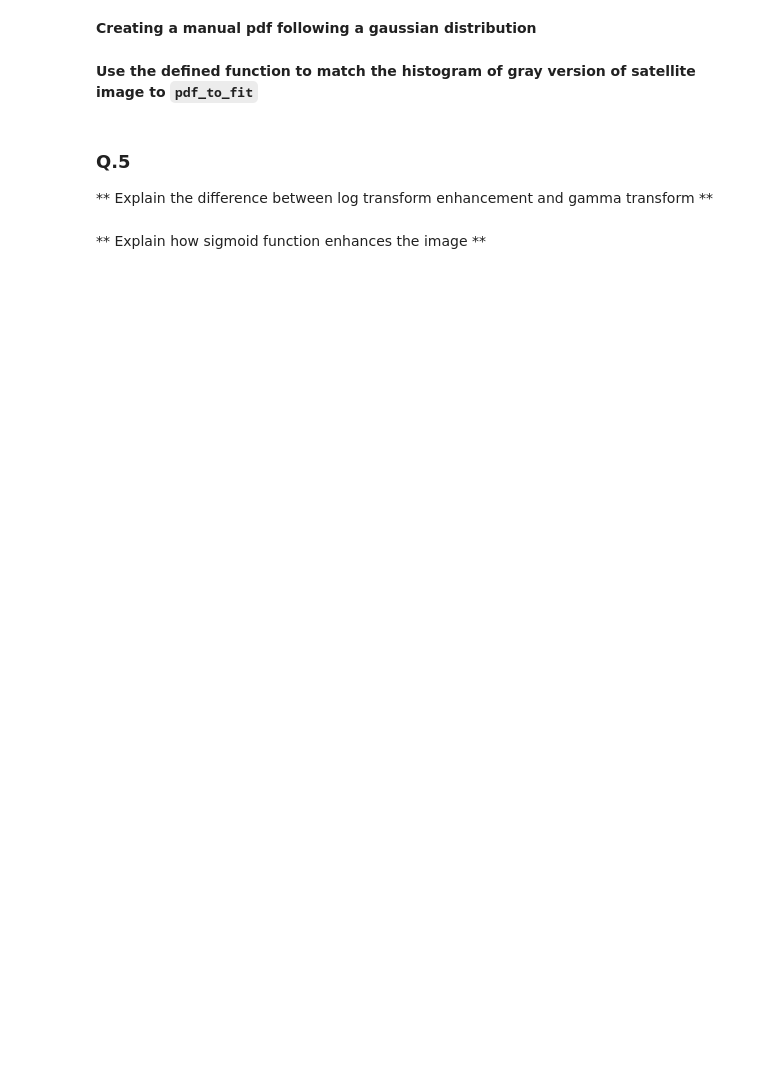
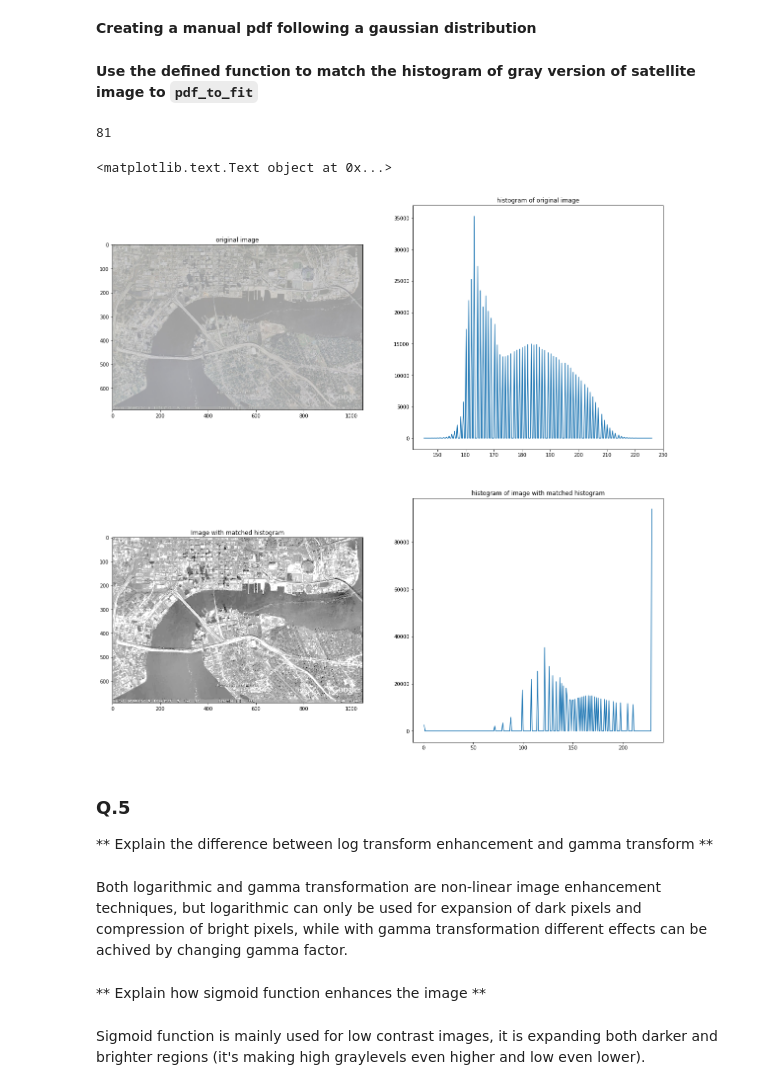
Before and after one commit to LizaGenke/B31XB-IIP-TP-1718, a Jupyter notebook: 2-image-enhancement/2-enhancement-supplementary.ipynb, the cells around one changed output. Saved outputs shown, nothing was run; the diff lists cells and outputs as text; code cells hidden in the pictures; blank space fills up the shorter version.

```diff
--- a/2-image-enhancement/2-enhancement-supplementary.ipynb
+++ b/2-image-enhancement/2-enhancement-supplementary.ipynb
@@ -134,3 +133,24 @@ ax3.set_title('histogram of image with equalized histogram')
+# %%
+def find_inverse_mapping(mapping):
+    # Initialise the inverse
+    inv_mapping = np.zeros(mapping.shape)
+    # Find the index that we can affect for sure
+    idx_inv_map = np.unique(mapping)
+
+    # For each index
+    for idx in idx_inv_map:
+        # Find the corresponding index value
+        int_val = np.where(mapping == idx)[0][0]
+        # Affect this value for the inverse mapping
+        inv_mapping[idx-2] = int_val
+
+    # Find the first index which is not zero
+    first_elt_idx = np.nonzero(inv_mapping)[0][0]
+    for i, elt in enumerate(inv_mapping[first_elt_idx:-1]):
+        if (elt == 0):
+            inv_mapping[i + first_elt_idx] = inv_mapping[i + first_elt_idx - 1]
+
+    return inv_mapping.astype('uint8')
 # %%
 def find_inverse_mapping(mapping):
     # Initialise the inverse
@@ -185,13 +204,38 @@ def hist_match(img, pdf_to_fit, min_int, max_int):
 # %%
 from scipy.stats import norm
 
-x = np.arange(max_img+1)
+max_img=np.amax(satellite_ubyte)
+x = np.arange(256)
 pdf_to_fit = norm.pdf(x, 150, 30)
 # %% [markdown]
 **Use the defined function to match the histogram of gray version of satellite image to `pdf_to_fit`**
+# %%
+sat_matched=hist_match(satellite_ubyte, pdf_to_fit, satellite_ubyte.min(), satellite_ubyte.max())
+fig, axes=plt.subplots(nrows=2, ncols=2, figsize=(20,20))
+ax0, ax1, ax2, ax3 = axes.ravel()
+ax0.imshow(satellite, cmap=cm.gray)
+ax0.set_title('original image')
+bins, bins_c=np.histogram(satellite_ubyte, 256)
+ax1.plot(bins_c[1:], bins)
+ax1.set_title('histogram of original image')
+
+
+ax2.imshow(sat_matched, cmap=cm.gray)
+ax2.set_title('Image with matched histogram')
+bins, bins_c=np.histogram(sat_matched, 256)
+ax3.plot(bins_c[1:], bins)
+ax3.set_title('histogram of image with matched histogram')
+# %% [output]
+81
+<matplotlib.text.Text object at 0x...>
+[figure, added]
 # %% [markdown]
 ### Q.5
 
 ** Explain the difference between log transform enhancement and gamma transform **
+# %% [markdown]
+Both logarithmic and gamma transformation are non-linear image enhancement techniques, but logarithmic can only be used for expansion of dark pixels and compression of bright pixels, while with gamma transformation different effects can be achived by changing gamma factor.
 # %% [markdown]
 ** Explain how sigmoid function enhances the image **
+# %% [markdown]
+Sigmoid function is mainly used for low contrast images, it is expanding both darker and brighter regions (it's making high graylevels even higher and low even lower).
```
Also changed, not shown: parts of 6 cells of this notebook.
